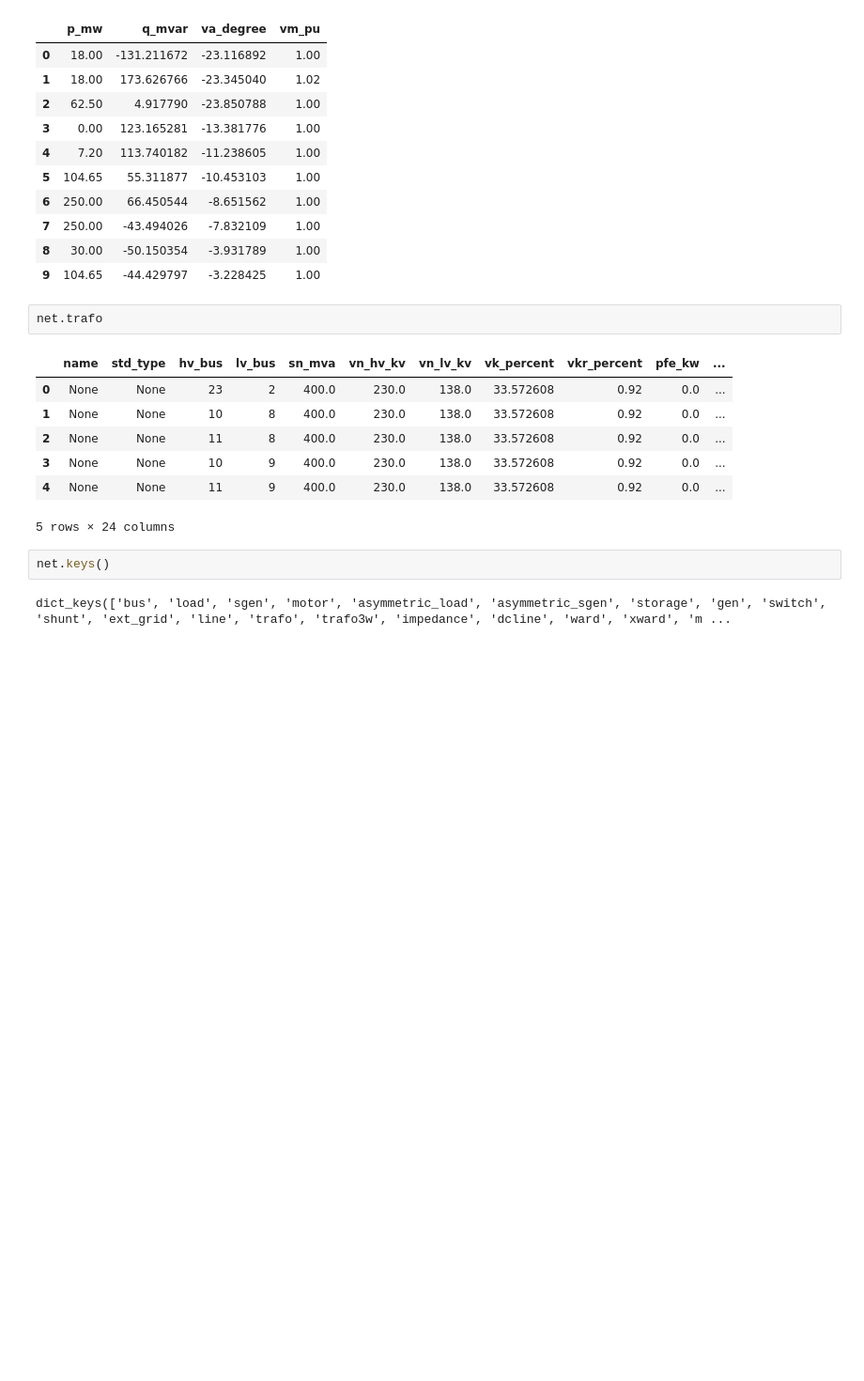
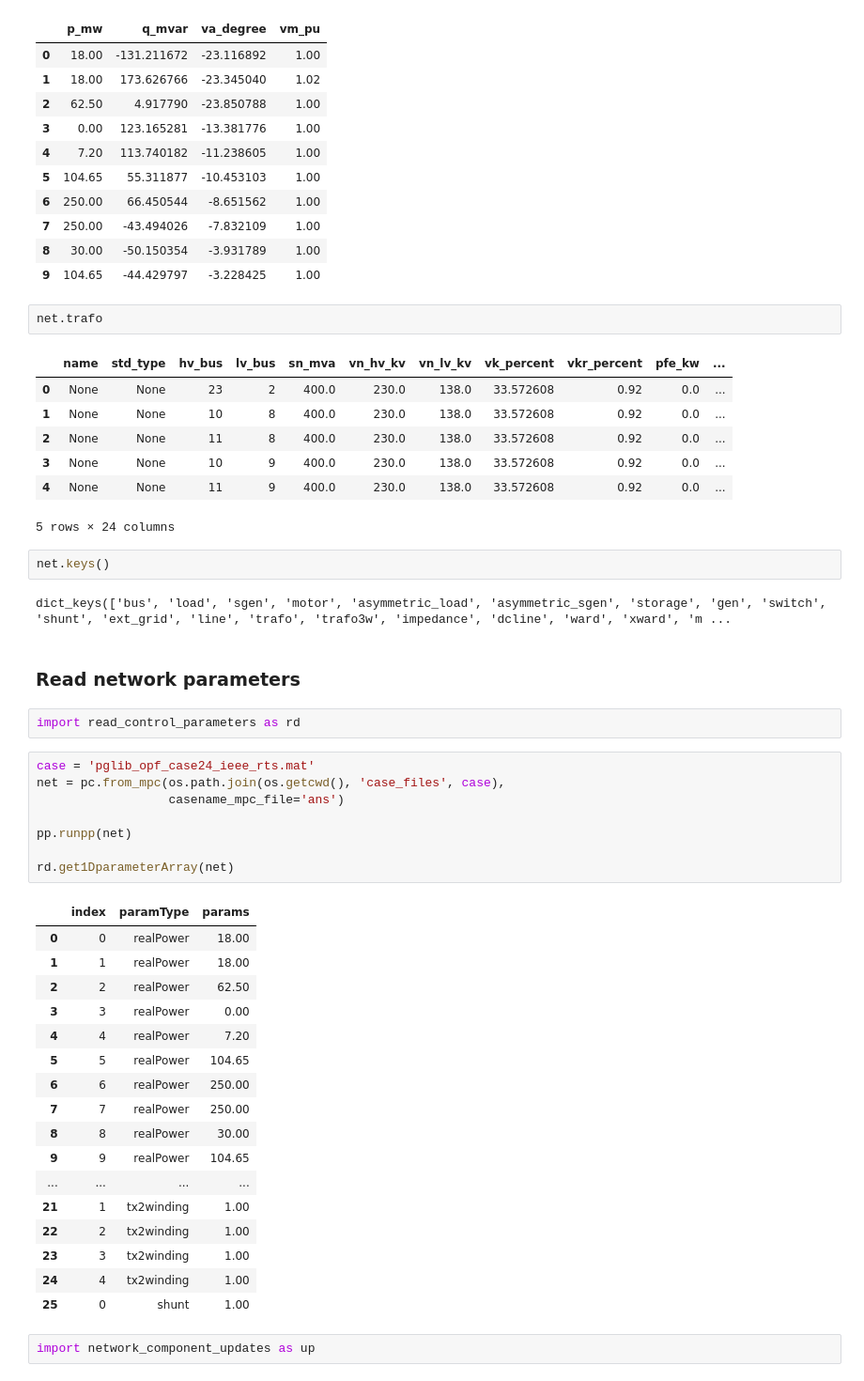
Before and after one commit to mukeswebrian/Parallel-PSO-OPF-Scalability, a Jupyter notebook: pandapower_exploration.ipynb, the cells around one changed output. Shown at 94% size. Drawn from its saved outputs; the diff is of its cells as text; blank space fills up the shorter version.

```diff
--- a/pandapower_exploration.ipynb
+++ b/pandapower_exploration.ipynb
@@ -136,3 +147,35 @@ net.trafo
 net.keys()
 # %% [output]
 dict_keys(['bus', 'load', 'sgen', 'motor', 'asymmetric_load', 'asymmetric_sgen', 'storage', 'gen', 'switch', 'shunt', 'ext_grid', 'line', 'trafo', 'trafo3w', 'impedance', 'dcline', 'ward', 'xward', 'm ...
+# %% [markdown]
+### Read network parameters
+# %%
+import read_control_parameters as rd
+# %%
+case = 'pglib_opf_case24_ieee_rts.mat'
+net = pc.from_mpc(os.path.join(os.getcwd(), 'case_files', case),
+                  casename_mpc_file='ans')
+
+pp.runpp(net)
+
+rd.get1DparameterArray(net)
+# %% [output]
+|  | index | paramType | params |
+| 0 | 0 | realPower | 18.00 |
+| 1 | 1 | realPower | 18.00 |
+| 2 | 2 | realPower | 62.50 |
+| 3 | 3 | realPower | 0.00 |
+| 4 | 4 | realPower | 7.20 |
+| 5 | 5 | realPower | 104.65 |
+| 6 | 6 | realPower | 250.00 |
+| 7 | 7 | realPower | 250.00 |
+| 8 | 8 | realPower | 30.00 |
+| 9 | 9 | realPower | 104.65 |
+| ... | ... | ... | ... |
+| 21 | 1 | tx2winding | 1.00 |
+| 22 | 2 | tx2winding | 1.00 |
+| 23 | 3 | tx2winding | 1.00 |
+| 24 | 4 | tx2winding | 1.00 |
+| 25 | 0 | shunt | 1.00 |
+# %%
+import network_component_updates as up
```
Also changed, not shown: parts of 5 cells of this notebook, 4 other files.
